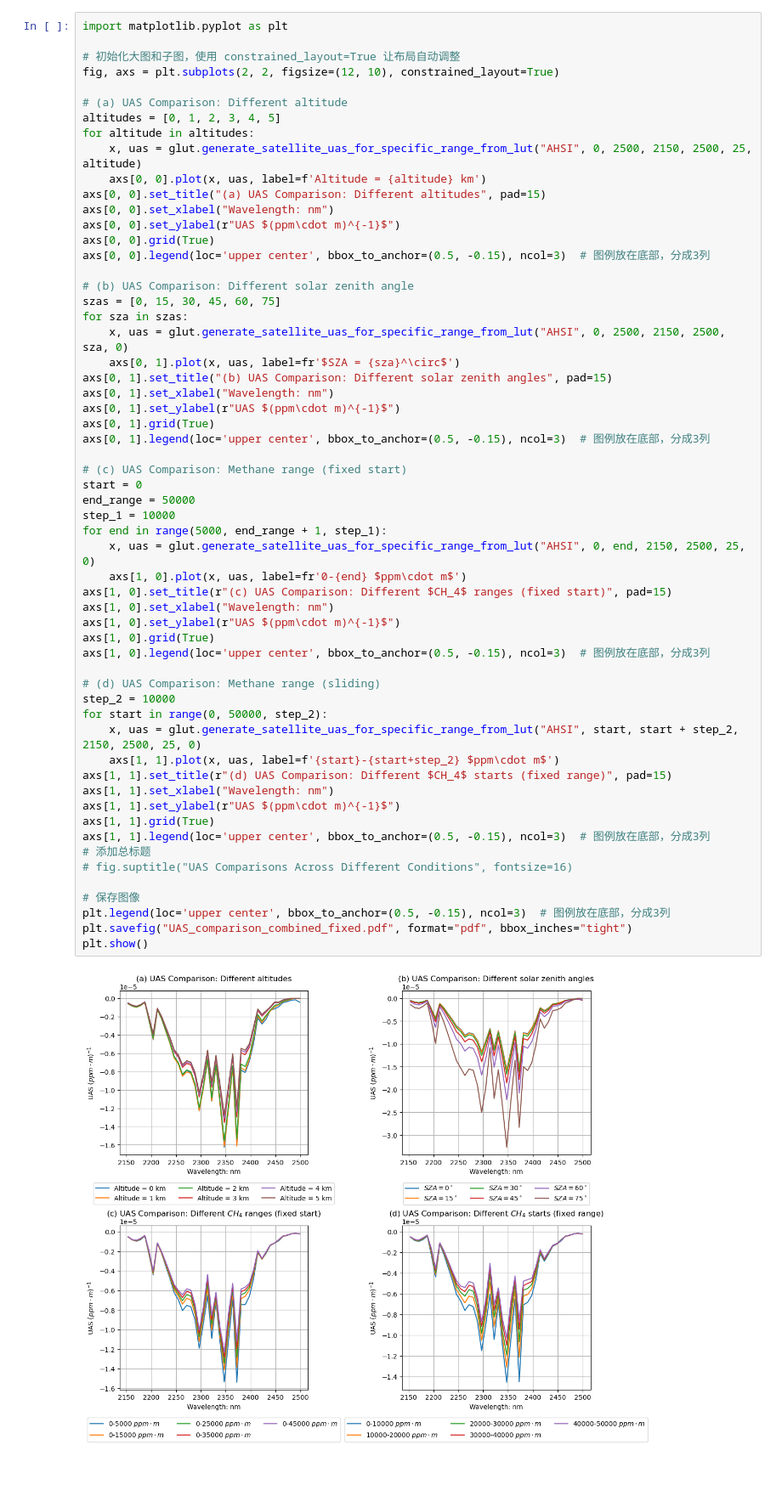
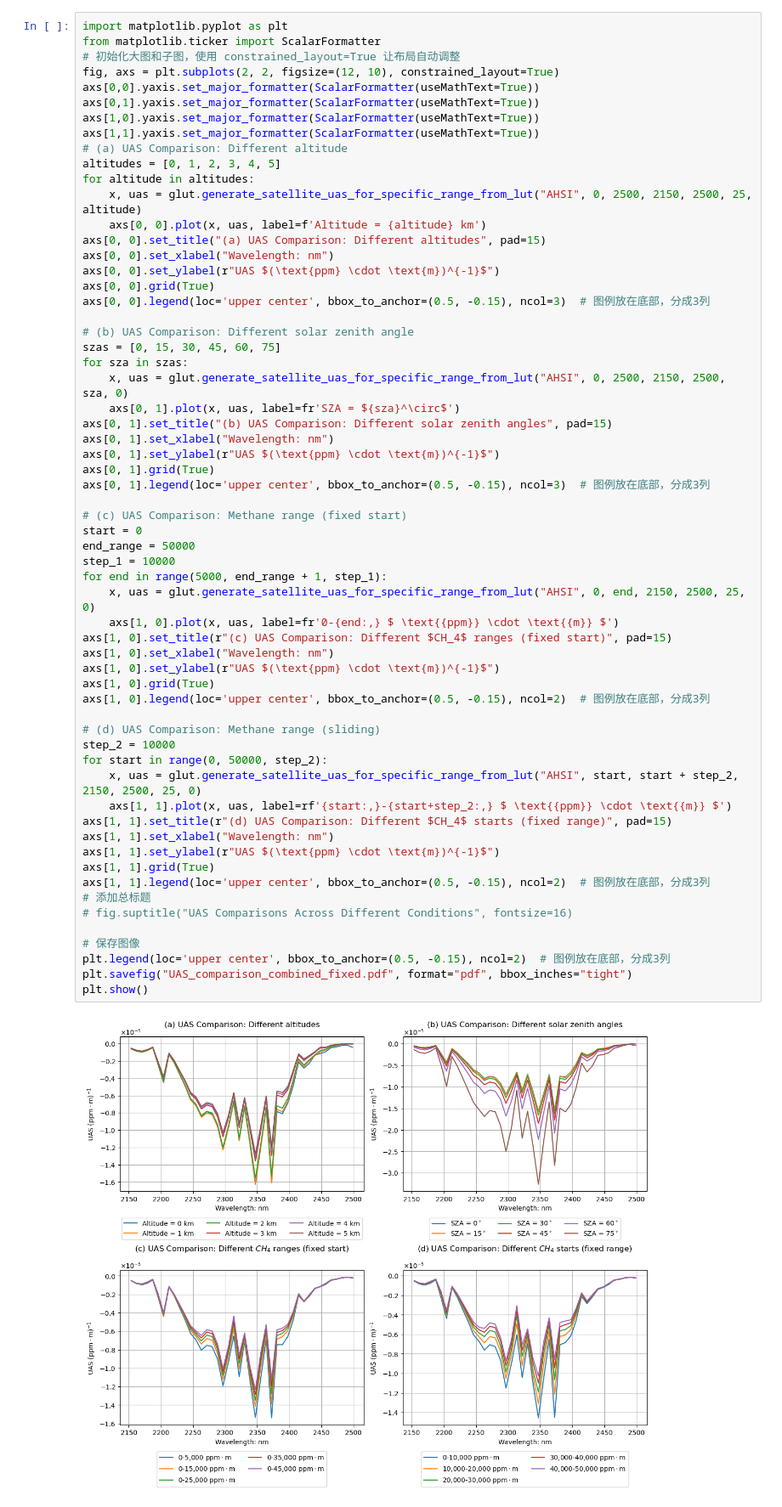
Before and after one commit to Emeric53/MF, a Jupyter notebook: tasks/algorithm_test/uas_compare.ipynb, the cells around one changed output. Shown at 85% size. Drawn from its saved outputs; the diff is of its cells as text; blank space fills up the shorter version.

```diff
--- a/tasks/algorithm_test/uas_compare.ipynb
+++ b/tasks/algorithm_test/uas_compare.ipynb
@@ -173,10 +173,13 @@ plt.show()
 [figure]
 # %%
 import matplotlib.pyplot as plt
-
+from matplotlib.ticker import ScalarFormatter
 # 初始化大图和子图，使用 constrained_layout=True 让布局自动调整
 fig, axs = plt.subplots(2, 2, figsize=(12, 10), constrained_layout=True)
-
+axs[0,0].yaxis.set_major_formatter(ScalarFormatter(useMathText=True))
+axs[0,1].yaxis.set_major_formatter(ScalarFormatter(useMathText=True))
+axs[1,0].yaxis.set_major_formatter(ScalarFormatter(useMathText=True))
+axs[1,1].yaxis.set_major_formatter(ScalarFormatter(useMathText=True))
 # (a) UAS Comparison: Different altitude
 altitudes = [0, 1, 2, 3, 4, 5]
 for altitude in altitudes:
@@ -184,7 +187,7 @@ for altitude in altitudes:
     axs[0, 0].plot(x, uas, label=f'Altitude = {altitude} km')
 axs[0, 0].set_title("(a) UAS Comparison: Different altitudes", pad=15)
 axs[0, 0].set_xlabel("Wavelength: nm")
-axs[0, 0].set_ylabel(r"UAS $(ppm\cdot m)^{-1}$")
+axs[0, 0].set_ylabel(r"UAS $(\text{ppm} \cdot \text{m})^{-1}$")
 axs[0, 0].grid(True)
 axs[0, 0].legend(loc='upper center', bbox_to_anchor=(0.5, -0.15), ncol=3)  # 图例放在底部，分成3列
 
@@ -192,42 +195,42 @@ axs[0, 0].legend(loc='upper center', bbox_to_anchor=(0.5, -0.15), ncol=3)  # 图
 szas = [0, 15, 30, 45, 60, 75]
 for sza in szas:
     x, uas = glut.generate_satellite_uas_for_specific_range_from_lut("AHSI", 0, 2500, 2150, 2500, sza, 0)
-    axs[0, 1].plot(x, uas, label=fr'$SZA = {sza}^\circ$')
+    axs[0, 1].plot(x, uas, label=fr'SZA = ${sza}^\circ$')
 axs[0, 1].set_title("(b) UAS Comparison: Different solar zenith angles", pad=15)
 axs[0, 1].set_xlabel("Wavelength: nm")
-axs[0, 1].set_ylabel(r"UAS $(ppm\cdot m)^{-1}$")
+axs[0, 1].set_ylabel(r"UAS $(\text{ppm} \cdot \text{m})^{-1}$")
 axs[0, 1].grid(True)
 axs[0, 1].legend(loc='upper center', bbox_to_anchor=(0.5, -0.15), ncol=3)  # 图例放在底部，分成3列
 
 # (c) UAS Comparison: Methane range (fixed start)
 start = 0
 end_range = 50000
 step_1 = 10000
 for end in range(5000, end_range + 1, step_1):
     x, uas = glut.generate_satellite_uas_for_specific_range_from_lut("AHSI", 0, end, 2150, 2500, 25, 0)
-    axs[1, 0].plot(x, uas, label=fr'0-{end} $ppm\cdot m$')
+    axs[1, 0].plot(x, uas, label=fr'0-{end:,} $ \text{{ppm}} \cdot \text{{m}} $')
 axs[1, 0].set_title(r"(c) UAS Comparison: Different $CH_4$ ranges (fixed start)", pad=15)
 axs[1, 0].set_xlabel("Wavelength: nm")
-axs[1, 0].set_ylabel(r"UAS $(ppm\cdot m)^{-1}$")
+axs[1, 0].set_ylabel(r"UAS $(\text{ppm} \cdot \text{m})^{-1}$")
 axs[1, 0].grid(True)
-axs[1, 0].legend(loc='upper center', bbox_to_anchor=(0.5, -0.15), ncol=3)  # 图例放在底部，分成3列
+axs[1, 0].legend(loc='upper center', bbox_to_anchor=(0.5, -0.15), ncol=2)  # 图例放在底部，分成3列
 
 # (d) UAS Comparison: Methane range (sliding)
 step_2 = 10000
 for start in range(0, 50000, step_2):
     x, uas = glut.generate_satellite_uas_for_specific_range_from_lut("AHSI", start, start + step_2, 2150, 2500, 25, 0)
-    axs[1, 1].plot(x, uas, label=f'{start}-{start+step_2} $ppm\cdot m$')
+    axs[1, 1].plot(x, uas, label=rf'{start:,}-{start+step_2:,} $ \text{{ppm}} \cdot \text{{m}} $')
 axs[1, 1].set_title(r"(d) UAS Comparison: Different $CH_4$ starts (fixed range)", pad=15)
 axs[1, 1].set_xlabel("Wavelength: nm")
-axs[1, 1].set_ylabel(r"UAS $(ppm\cdot m)^{-1}$")
+axs[1, 1].set_ylabel(r"UAS $(\text{ppm} \cdot \text{m})^{-1}$")
 axs[1, 1].grid(True)
-axs[1, 1].legend(loc='upper center', bbox_to_anchor=(0.5, -0.15), ncol=3)  # 图例放在底部，分成3列
+axs[1, 1].legend(loc='upper center', bbox_to_anchor=(0.5, -0.15), ncol=2)  # 图例放在底部，分成3列
 # 添加总标题
 # fig.suptitle("UAS Comparisons Across Different Conditions", fontsize=16)
 
 # 保存图像
-plt.legend(loc='upper center', bbox_to_anchor=(0.5, -0.15), ncol=3)  # 图例放在底部，分成3列
+plt.legend(loc='upper center', bbox_to_anchor=(0.5, -0.15), ncol=2)  # 图例放在底部，分成3列
 plt.savefig("UAS_comparison_combined_fixed.pdf", format="pdf", bbox_inches="tight")
 plt.show()
 # %% [output]
-[figure, old version]
+[figure, new version]
```
Also changed, not shown: 5 other files.
